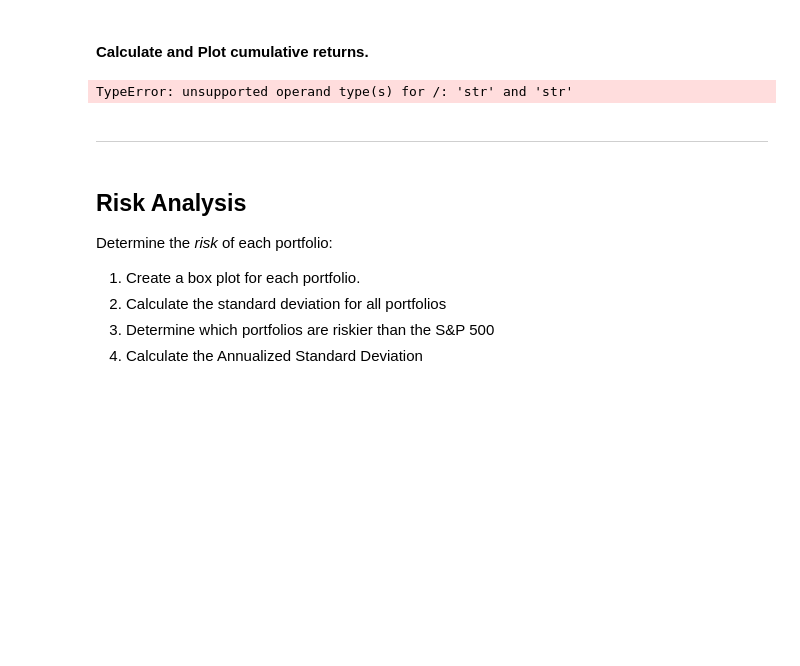
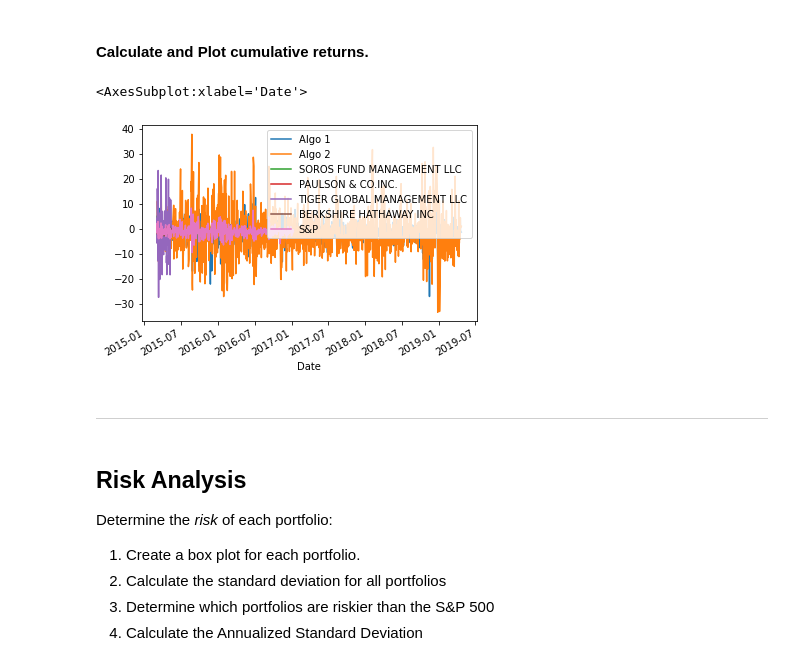
Before and after one commit to kylecase/pandas-homework, a Jupyter notebook: whale_analysis.ipynb, the cells around one changed output. Drawn from its saved outputs; the diff is of its cells as text; code cells hidden in the pictures; blank space fills up the shorter version.

```diff
--- a/whale_analysis.ipynb
+++ b/whale_analysis.ipynb
@@ -160,10 +141,12 @@ combined_df.plot()
 # %%
 # Calculate cumulative returns of all portfolios
 daily_returns = combined_df.pct_change()
 cumulative_returns = (1 + daily_returns).cumprod() - 1
 # Plot cumulative returns
+cumulative_returns.plot()
 # %% [output]
-TypeError: unsupported operand type(s) for /: 'str' and 'str'
+<AxesSubplot:xlabel='Date'>
+[figure, added]
 # %% [markdown]
 ---
 # %% [markdown]
```
Also changed, not shown: parts of 11 cells of this notebook.
